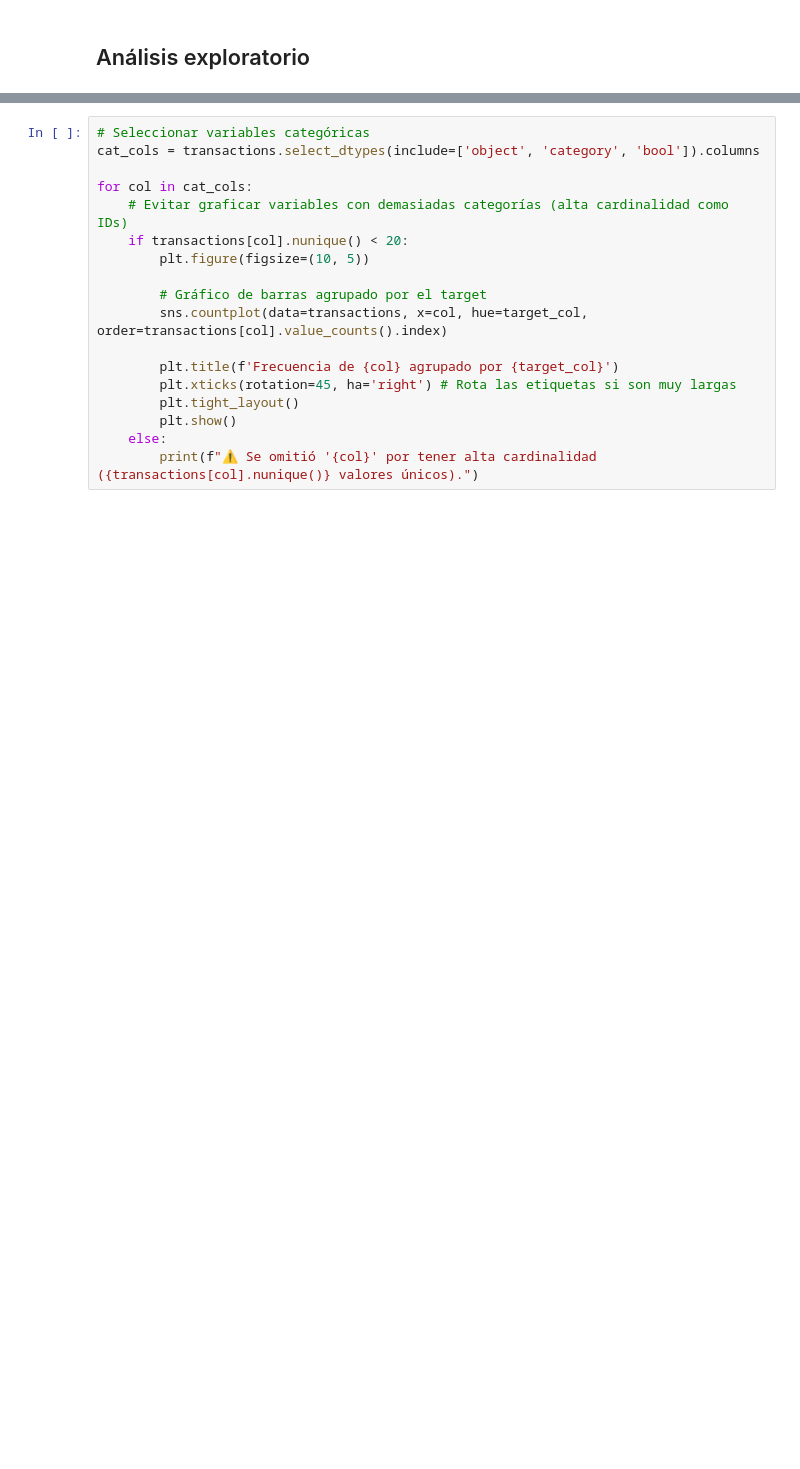
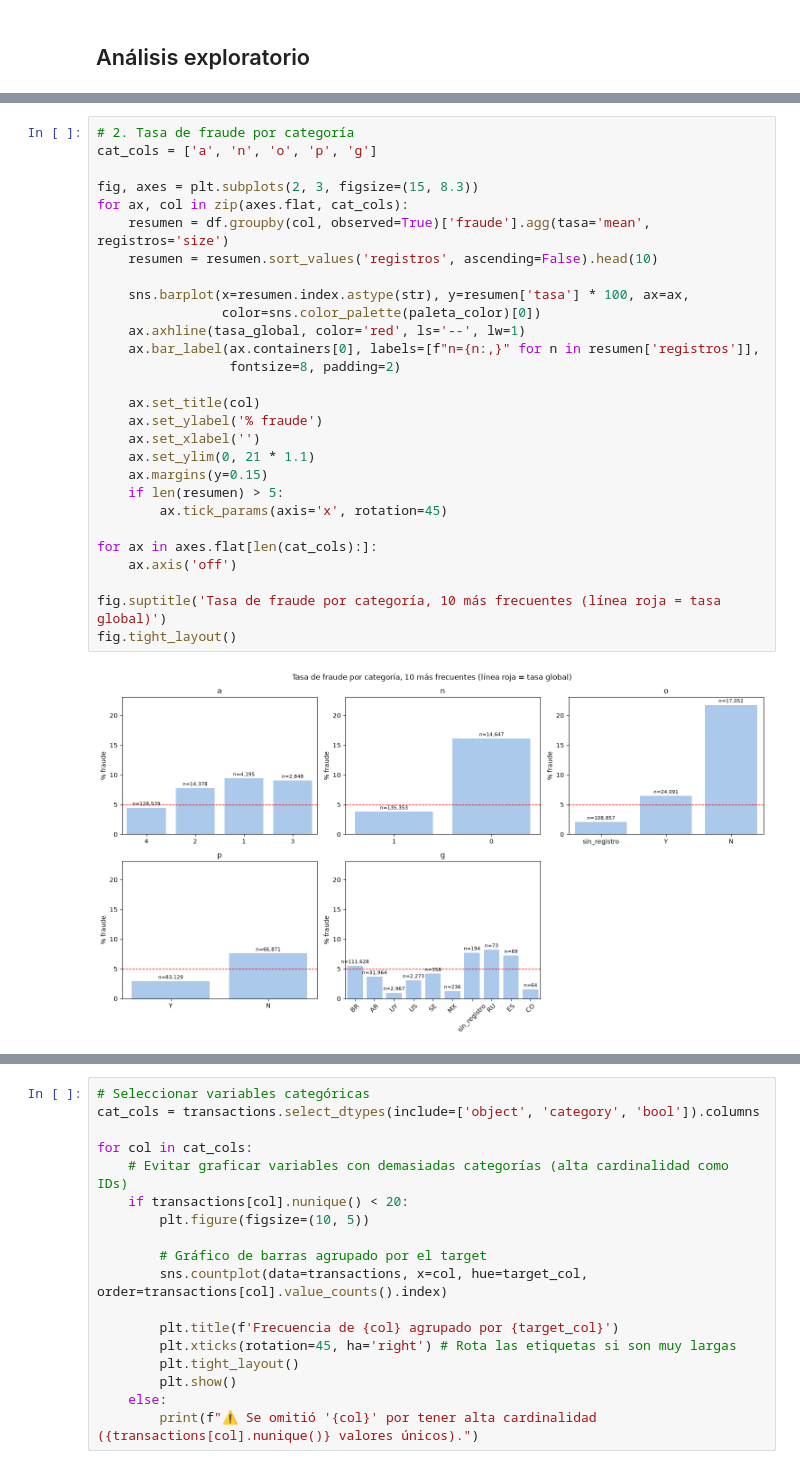
Before and after one commit to mlondono-oc/ml-fraud-detection, a Jupyter notebook: notebooks/01_eda.ipynb, the cells around one changed output, grey strips where cells are left out. Cells and saved outputs as stored; diff of their text form; blank space fills up the shorter version.

```diff
--- a/notebooks/01_eda.ipynb
+++ b/notebooks/01_eda.ipynb
@@ -401,0 +489,30 @@ for col in num_cols:
+# %%
+# 2. Tasa de fraude por categoría
+cat_cols = ['a', 'n', 'o', 'p', 'g']
+
+fig, axes = plt.subplots(2, 3, figsize=(15, 8.3))
+for ax, col in zip(axes.flat, cat_cols):
+    resumen = df.groupby(col, observed=True)['fraude'].agg(tasa='mean', registros='size')
+    resumen = resumen.sort_values('registros', ascending=False).head(10)
+
+    sns.barplot(x=resumen.index.astype(str), y=resumen['tasa'] * 100, ax=ax,
+                color=sns.color_palette(paleta_color)[0])
+    ax.axhline(tasa_global, color='red', ls='--', lw=1)
+    ax.bar_label(ax.containers[0], labels=[f"n={n:,}" for n in resumen['registros']],
+                 fontsize=8, padding=2)
+
+    ax.set_title(col)
+    ax.set_ylabel('% fraude')
+    ax.set_xlabel('')
+    ax.set_ylim(0, 21 * 1.1)
+    ax.margins(y=0.15)
+    if len(resumen) > 5:
+        ax.tick_params(axis='x', rotation=45)
+
+for ax in axes.flat[len(cat_cols):]:
+    ax.axis('off')
+
+fig.suptitle('Tasa de fraude por categoría, 10 más frecuentes (línea roja = tasa global)')
+fig.tight_layout()
+# %% [output]
+[figure, added]
```
Also changed, not shown: parts of 11 cells of this notebook.
